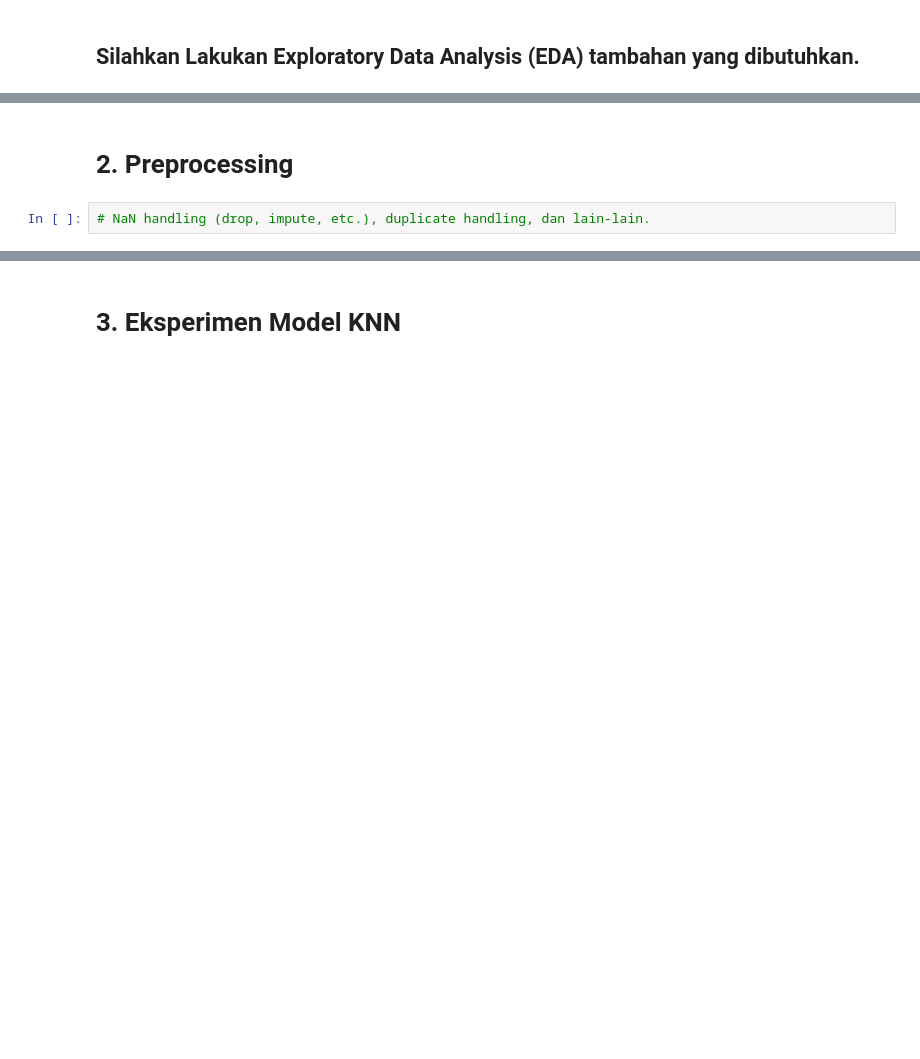
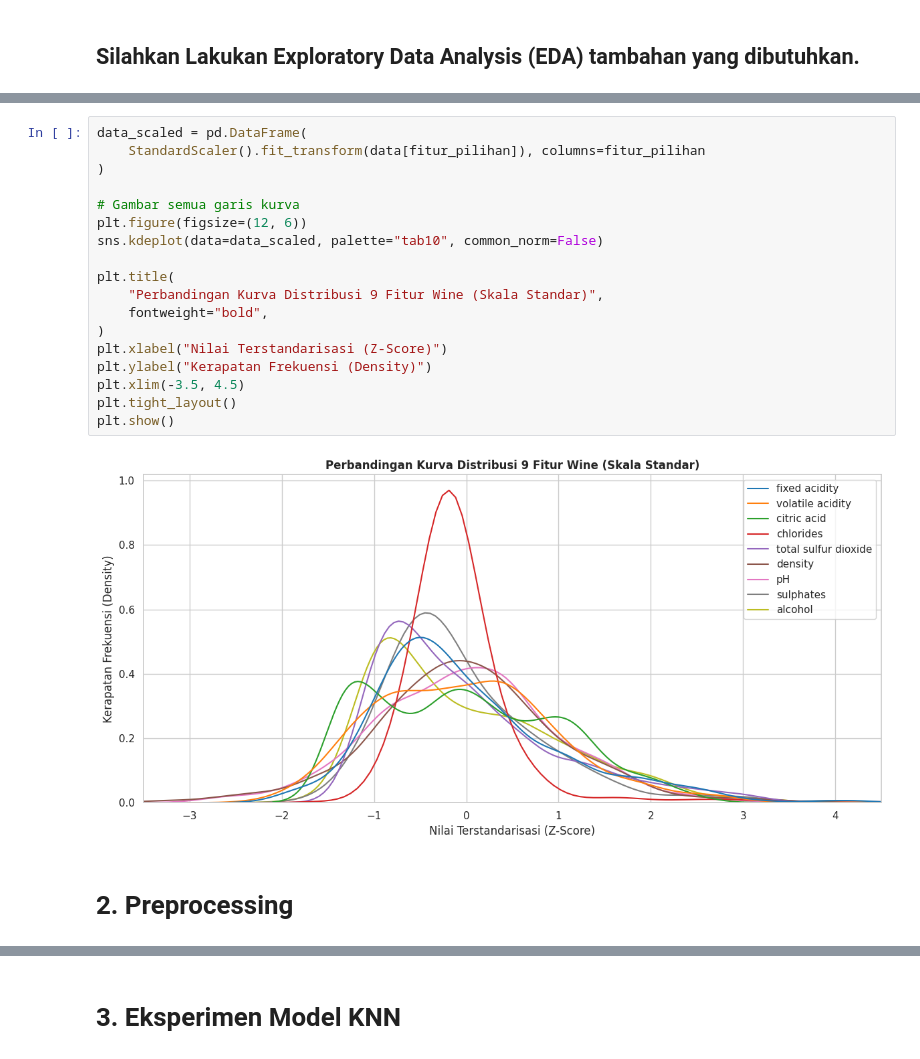
Before and after one commit to Yonkeez/Praktikum_KK01_Mahardika, a Jupyter notebook: 1_KNN_NRP.ipynb, the cells around one changed output, grey strips where cells are left out. Drawn from its saved outputs; the diff is of its cells as text; blank space fills up the shorter version.

```diff
--- a/1_KNN_NRP.ipynb
+++ b/1_KNN_NRP.ipynb
@@ -54,4 +234,22 @@ data.describe()
+# %%
+data_scaled = pd.DataFrame(
+    StandardScaler().fit_transform(data[fitur_pilihan]), columns=fitur_pilihan
+)
+
+# Gambar semua garis kurva
+plt.figure(figsize=(12, 6))
+sns.kdeplot(data=data_scaled, palette="tab10", common_norm=False)
+
+plt.title(
+    "Perbandingan Kurva Distribusi 9 Fitur Wine (Skala Standar)",
+    fontweight="bold",
+)
+plt.xlabel("Nilai Terstandarisasi (Z-Score)")
+plt.ylabel("Kerapatan Frekuensi (Density)")
+plt.xlim(-3.5, 4.5)
+plt.tight_layout()
+plt.show()
+# %% [output]
+[figure, added]
 # %% [markdown]
 # 2. Preprocessing
-# %%
-# NaN handling (drop, impute, etc.), duplicate handling, dan lain-lain.
```
Also changed, not shown: parts of 19 cells of this notebook.
